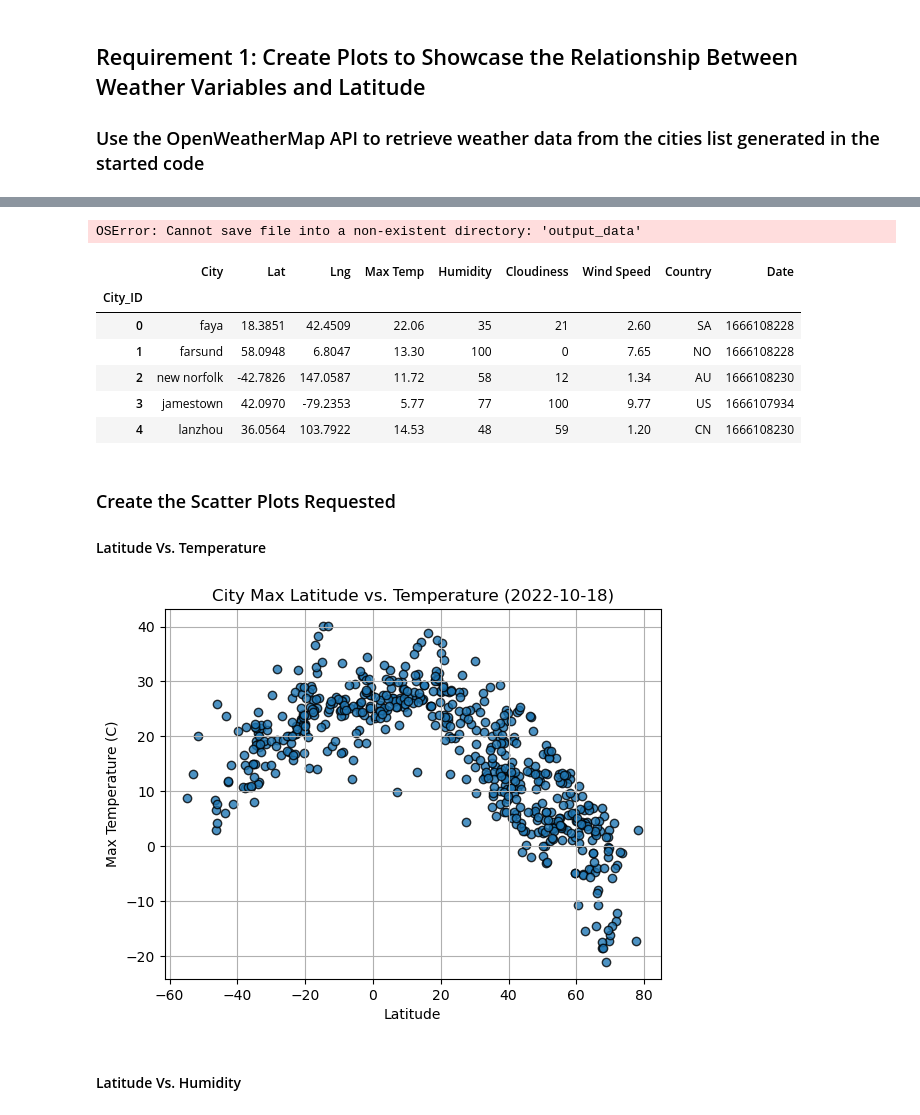
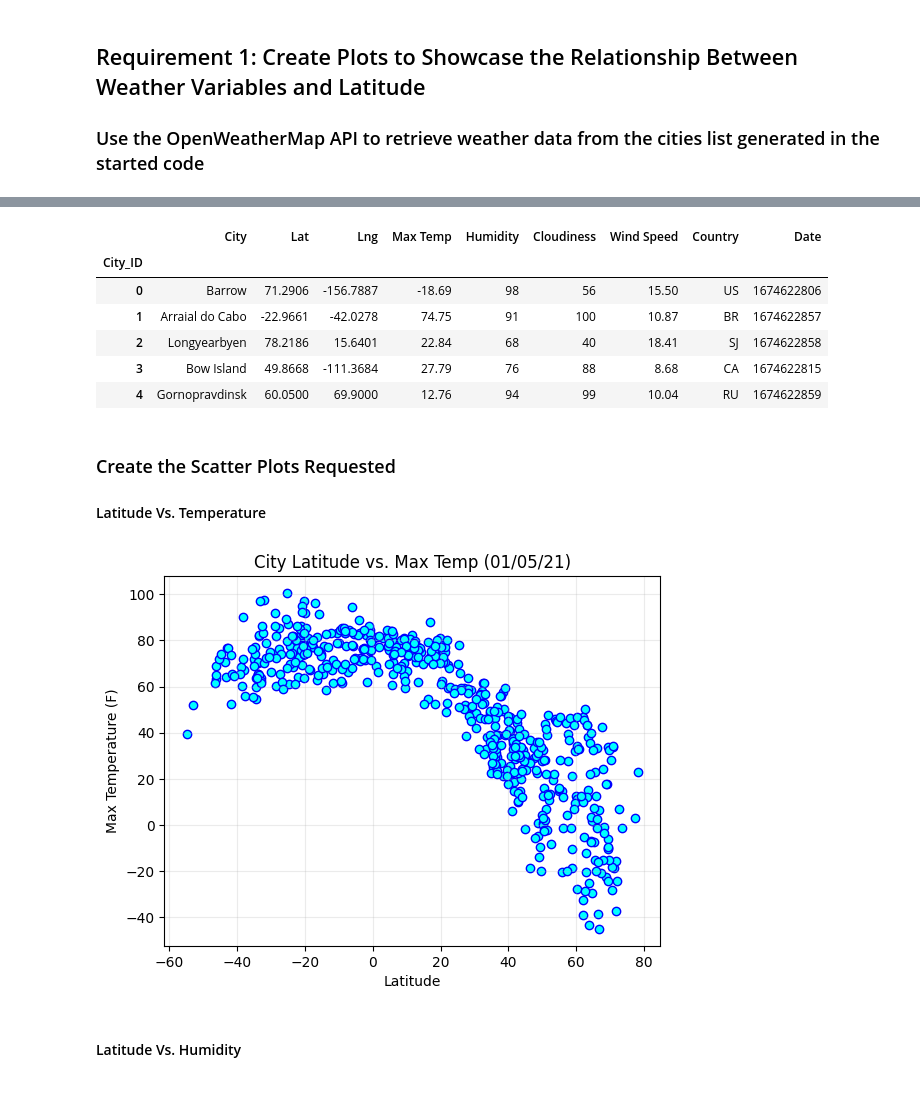
Before and after one commit to DunieCarrasco/python-api-challenge, a Jupyter notebook: python-api-challenge/starter_code/WeatherPy-Copy1.ipynb, the cells around one changed output, grey strips where cells are left out. Drawn from its saved outputs; the diff is of its cells as text; code cells hidden in the pictures.

```diff
--- a/python-api-challenge/starter_code/WeatherPy-Copy1.ipynb
+++ b/python-api-challenge/starter_code/WeatherPy-Copy1.ipynb
@@ -305,22 +211,20 @@ city_data_df.head()
 # %%
 # Export the City_Data into a csv
-city_data_df.to_csv("output_data/cities.csv", index_label="City_ID")
+city_data_df.to_csv("cities.csv", index_label="City_ID")
-# %% [output]
-OSError: Cannot save file into a non-existent directory: 'output_data'
 # %%
 # Read saved data
-city_data_df = pd.read_csv("output_data/cities.csv", index_col="City_ID")
+city_data_df = pd.read_csv("cities.csv", index_col="City_ID")
 
 # Display sample data
 city_data_df.head()
 # %% [output]
 |  | City | Lat | Lng | Max Temp | Humidity | Cloudiness | Wind Speed | Country | Date |
 | City_ID |  |  |  |  |  |  |  |  |  |
-| 0 | faya | 18.3851 | 42.4509 | 22.06 | 35 | 21 | 2.60 | SA | 1666108228 |
-| 1 | farsund | 58.0948 | 6.8047 | 13.30 | 100 | 0 | 7.65 | NO | 1666108228 |
-| 2 | new norfolk | -42.7826 | 147.0587 | 11.72 | 58 | 12 | 1.34 | AU | 1666108230 |
-| 3 | jamestown | 42.0970 | -79.2353 | 5.77 | 77 | 100 | 9.77 | US | 1666107934 |
-| 4 | lanzhou | 36.0564 | 103.7922 | 14.53 | 48 | 59 | 1.20 | CN | 1666108230 |
+| 0 | Barrow | 71.2906 | -156.7887 | -18.69 | 98 | 56 | 15.50 | US | 1674622806 |
+| 1 | Arraial do Cabo | -22.9661 | -42.0278 | 74.75 | 91 | 100 | 10.87 | BR | 1674622857 |
+| 2 | Longyearbyen | 78.2186 | 15.6401 | 22.84 | 68 | 40 | 18.41 | SJ | 1674622858 |
+| 3 | Bow Island | 49.8668 | -111.3684 | 27.79 | 76 | 88 | 8.68 | CA | 1674622815 |
+| 4 | Gornopravdinsk | 60.0500 | 69.9000 | 12.76 | 94 | 99 | 10.04 | RU | 1674622859 |
 # %% [markdown]
 ### Create the Scatter Plots Requested
 
@@ -328,17 +232,22 @@ city_data_df.head()
 # %%
 # Build scatter plot for latitude vs. temperature
 # YOUR CODE HERE
+plt.scatter(city_data_df["Lat"], city_data_df["Max Temp"], facecolor="aqua", edgecolor="b")
 
 # Incorporate the other graph properties
 # YOUR CODE HERE
+plt.title("City Latitude vs. Max Temp (01/05/21)")
+plt.xlabel("Latitude")
+plt.ylabel("Max Temperature (F)")
+plt.grid(alpha=0.25)
 
 # Save the figure
-plt.savefig("output_data/Fig1.png")
+#plt.savefig("output_data/Fig1.png")
 
 # Show plot
 plt.show()
 # %% [output]
-[figure, old version]
+[figure, new version]
 # %% [markdown]
 #### Latitude Vs. Humidity
 # %%
```
Also changed, not shown: parts of 8 cells of this notebook, 3 other files.
